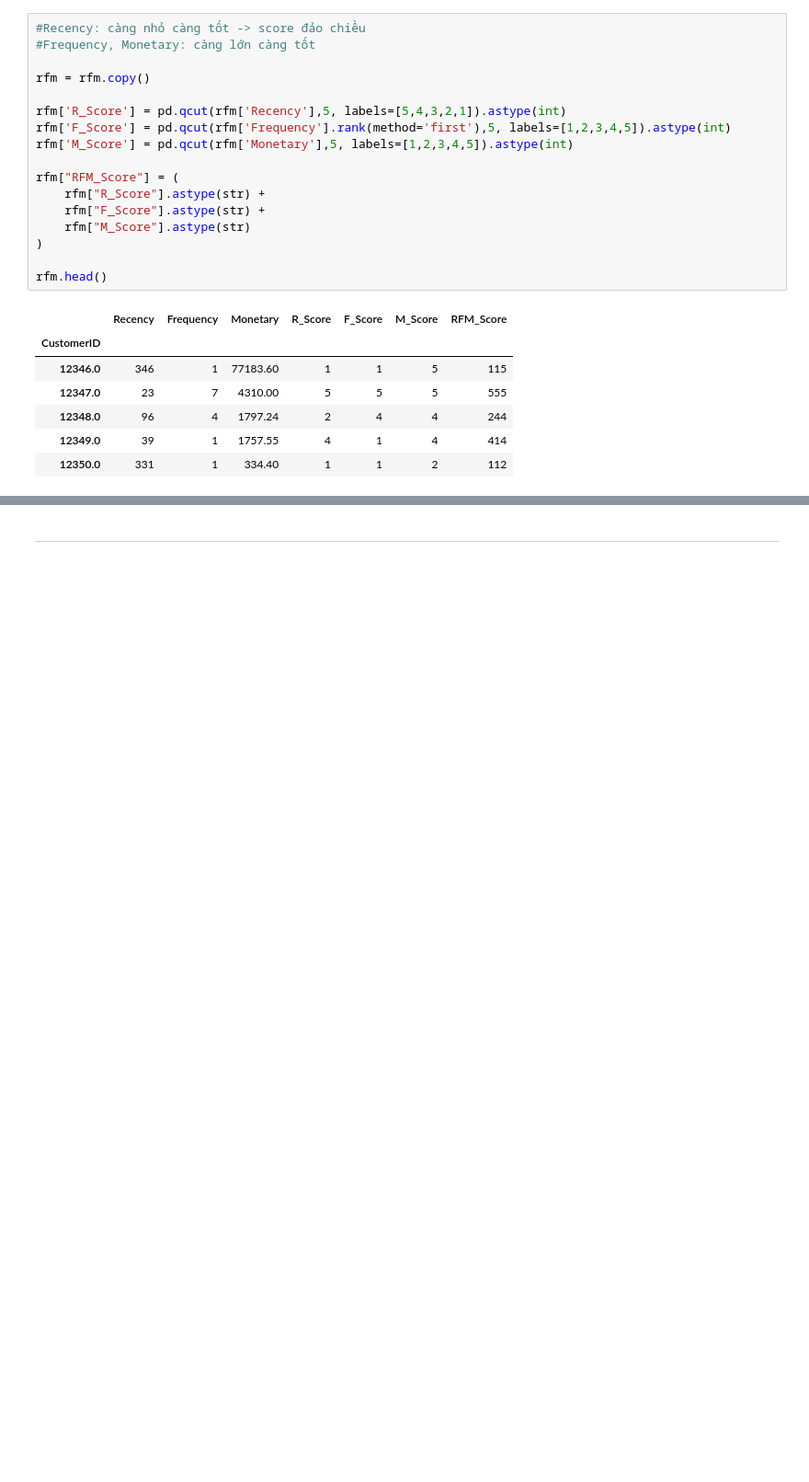
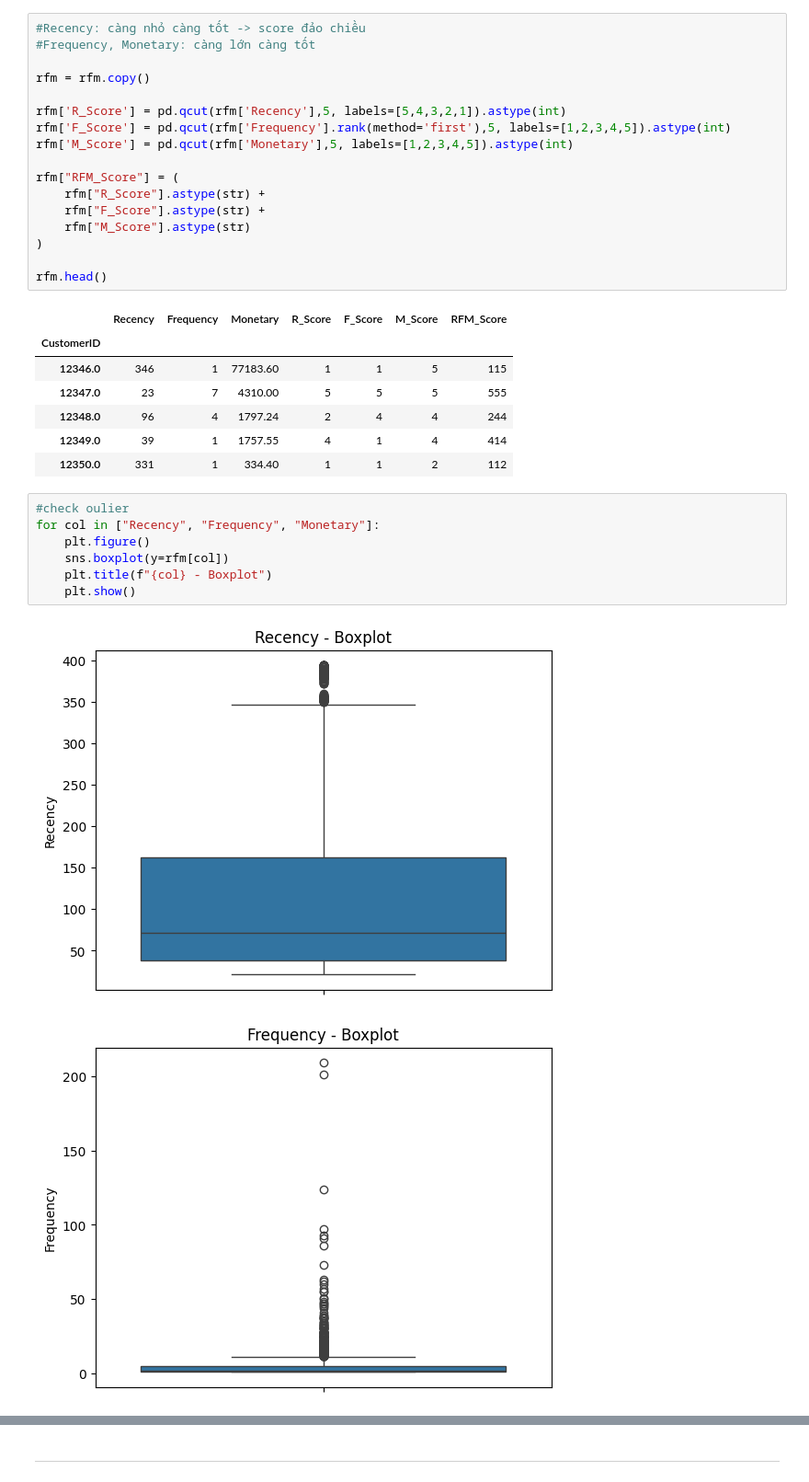
Before and after one commit to PonVo02/Retail-Campaign-Customer-Segmentation-Python, a Jupyter notebook: rfm_customer_segmentation.ipynb, the cells around one changed output, grey strips where cells are left out. Shown at 92% size. Cells and saved outputs as stored; diff of their text form; blank space fills up the shorter version.

```diff
--- a/rfm_customer_segmentation.ipynb
+++ b/rfm_customer_segmentation.ipynb
@@ -239,3 +240,13 @@ rfm.head()
 | 12348.0 | 96 | 4 | 1797.24 | 2 | 4 | 4 | 244 |
 | 12349.0 | 39 | 1 | 1757.55 | 4 | 1 | 4 | 414 |
 | 12350.0 | 331 | 1 | 334.40 | 1 | 1 | 2 | 112 |
+# %%
+#check oulier
+for col in ["Recency", "Frequency", "Monetary"]:
+    plt.figure()
+    sns.boxplot(y=rfm[col])
+    plt.title(f"{col} - Boxplot")
+    plt.show()
+# %% [output]
+[figure, added]
+[figure, added]
```
Also changed, not shown: parts of 2 cells of this notebook.
